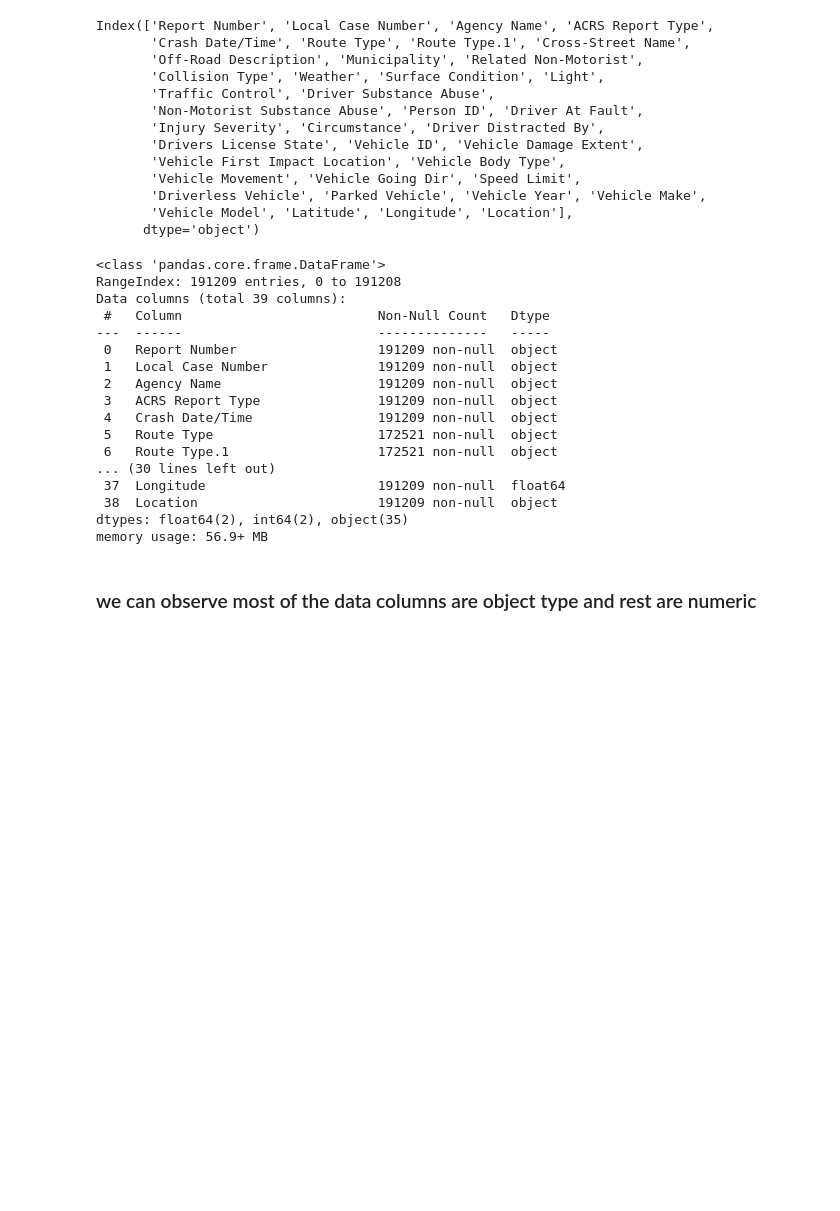
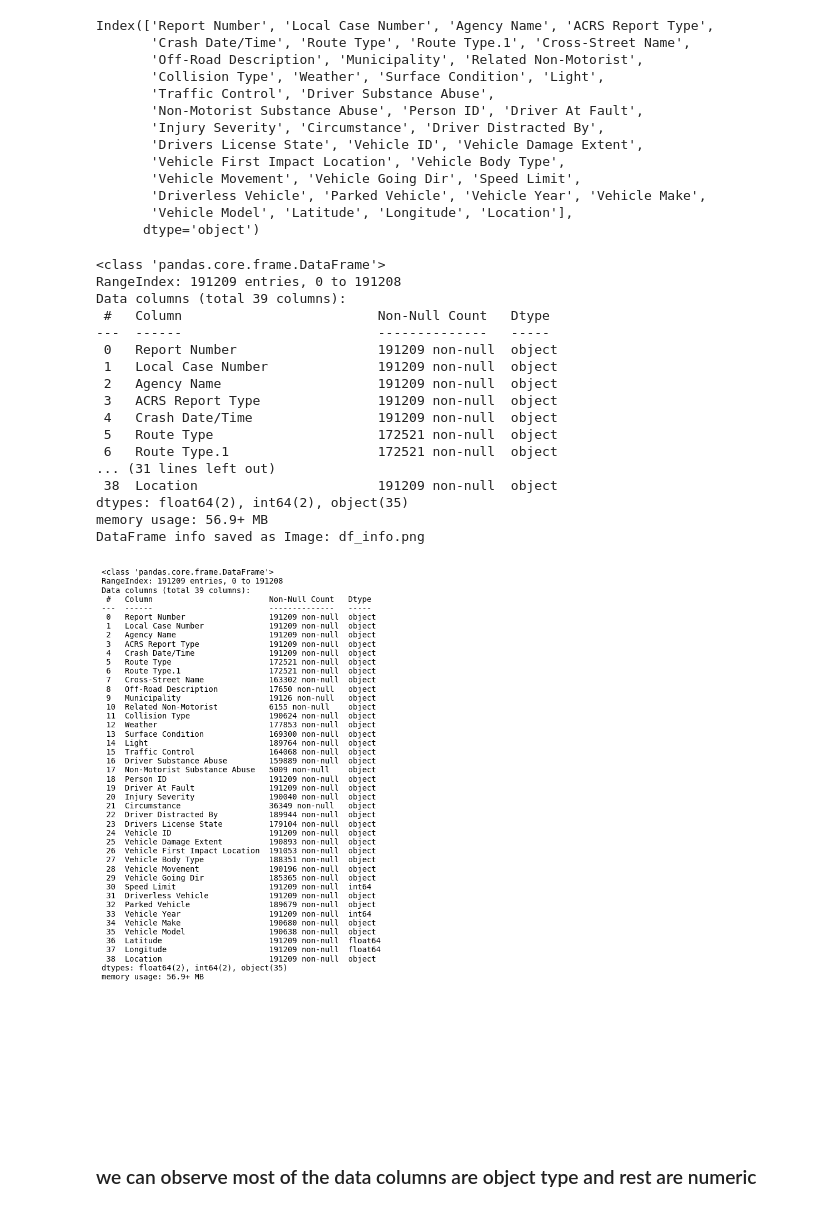
Before and after one commit to pjraghuram/Data-Analytics-Projects, a Jupyter notebook: Crash Reporting Analysis/ie6600-project-1.ipynb, the cells around one changed output. Saved outputs shown, nothing was run; the diff lists cells and outputs as text; code cells hidden in the pictures; blank space fills up the shorter version.

Commit message:
update in Crash project

```diff
--- a/Crash Reporting Analysis/ie6600-project-1.ipynb
+++ b/Crash Reporting Analysis/ie6600-project-1.ipynb
@@ -38,27 +45,41 @@ Index(['Report Number', 'Local Case Number', 'Agency Name', 'ACRS Report Type',
        'Driverless Vehicle', 'Parked Vehicle', 'Vehicle Year', 'Vehicle Make',
        'Vehicle Model', 'Latitude', 'Longitude', 'Location'],
       dtype='object')
-# %%
-# print information about each column with datatypes
-data.info()
-# %% [output]
-<class 'pandas.core.frame.DataFrame'>
-RangeIndex: 191209 entries, 0 to 191208
-Data columns (total 39 columns):
- #   Column                         Non-Null Count   Dtype
----  ------                         --------------   -----
- 0   Report Number                  191209 non-null  object
- 1   Local Case Number              191209 non-null  object
- 2   Agency Name                    191209 non-null  object
- 3   ACRS Report Type               191209 non-null  object
- 4   Crash Date/Time                191209 non-null  object
- 5   Route Type                     172521 non-null  object
- 6   Route Type.1                   172521 non-null  object
-... (30 lines left out)
- 37  Longitude                      191209 non-null  float64
- 38  Location                       191209 non-null  object
-dtypes: float64(2), int64(2), object(35)
-memory usage: 56.9+ MB
+# %%
+# print information about each column with datatypes
+import io
+x=pd.DataFrame(data.info())
+# Capture df.info() output
+buffer = io.StringIO()
+data.info(buf=buffer)
+info_str = buffer.getvalue()
+
+# Convert text to image
+plt.figure(figsize=(6, 3))
+plt.text(0, 1, info_str, fontsize=10, family="monospace")
+plt.axis("off")
+plt.savefig("df_info.png", dpi=300, bbox_inches="tight")
+
+print("DataFrame info saved as Image: df_info.png")
+# %% [output]
+<class 'pandas.core.frame.DataFrame'>
+RangeIndex: 191209 entries, 0 to 191208
+Data columns (total 39 columns):
+ #   Column                         Non-Null Count   Dtype
+---  ------                         --------------   -----
+ 0   Report Number                  191209 non-null  object
+ 1   Local Case Number              191209 non-null  object
+ 2   Agency Name                    191209 non-null  object
+ 3   ACRS Report Type               191209 non-null  object
+ 4   Crash Date/Time                191209 non-null  object
+ 5   Route Type                     172521 non-null  object
+ 6   Route Type.1                   172521 non-null  object
+... (31 lines left out)
+ 38  Location                       191209 non-null  object
+dtypes: float64(2), int64(2), object(35)
+memory usage: 56.9+ MB
+DataFrame info saved as Image: df_info.png
+[figure, added]
 # %% [markdown]
 ### we can observe most of the data columns are object type and rest are numeric
 # %%
```
Also changed, not shown: parts of 8 cells of this notebook.
